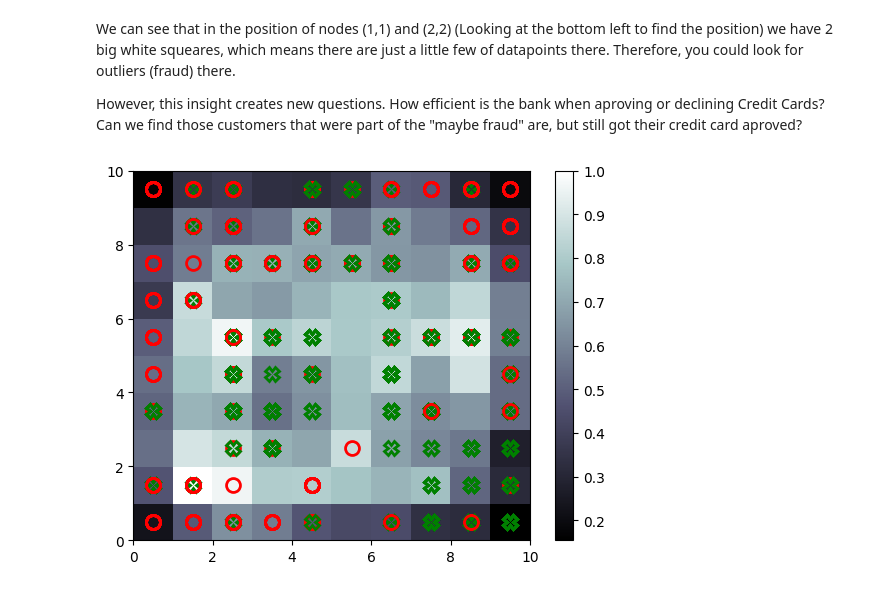
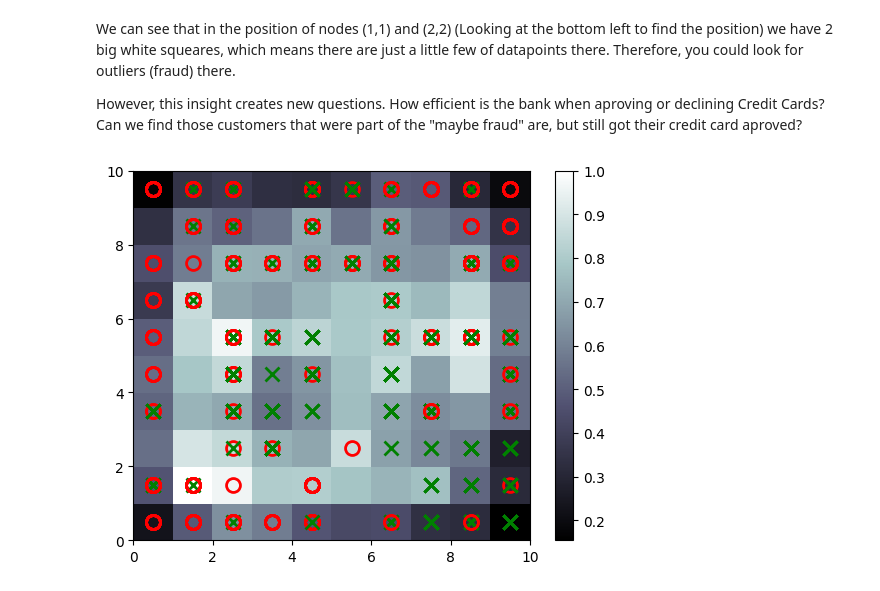
Before and after one commit to aagodoy1/ML-projects-with-explanations-, a Jupyter notebook: Self Organizing Maps/SOM.ipynb, the cells around one changed output. Saved outputs shown, nothing was run; the diff lists cells and outputs as text; code cells hidden in the pictures.

```diff
--- a/Self Organizing Maps/SOM.ipynb
+++ b/Self Organizing Maps/SOM.ipynb
@@ -95,20 +95,21 @@ However, this insight creates new questions.  How efficient is the bank when apr
 # %%
 bone() # This give us the normal "backbone" of the SOM
 pcolor(som.distance_map().T) #This assing a color to a value. This value is set by the distance between the winning each node and its associated datapoint.
 colorbar() # This part sets the "legends" of the colors.
 
-markers = ['o', 'X']
+markers = ['o', 'x']
 colors = ['r', 'g']
 
 for i,x in enumerate(X_scaled):
     w = som.winner(x) #Find the values mentioned before in the SOM
     plot(w[0] + 0.5, # x axis
          w[1] + 0.5, # y axis
          markers[Y[i][1]], # Look into the real values to see if the client got the credit approved or not
-         markeredgecolor = colors[Y[i][1]],
-         markerfacecolor = 'None',
-         markersize = 10,
-         markeredgewidth = 2)
+         markeredgecolor = colors[Y[i][1]], # Set the colors
+         markerfacecolor = 'None', # We make the inside transparent
+         markersize = 10, # marker size
+         markeredgewidth = 1 #marker width
+         )
 show()
 # %% [output]
-[figure, old version]
+[figure, new version]
```
Also changed, not shown: parts of 3 cells of this notebook.
